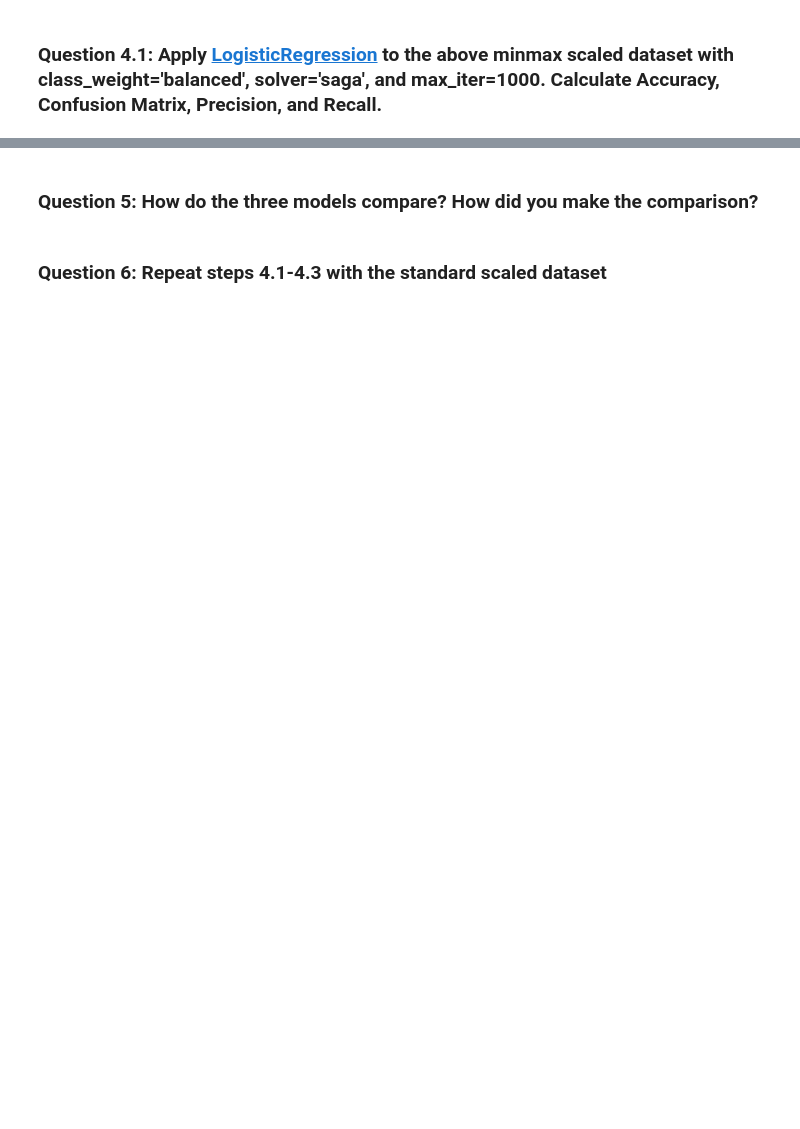
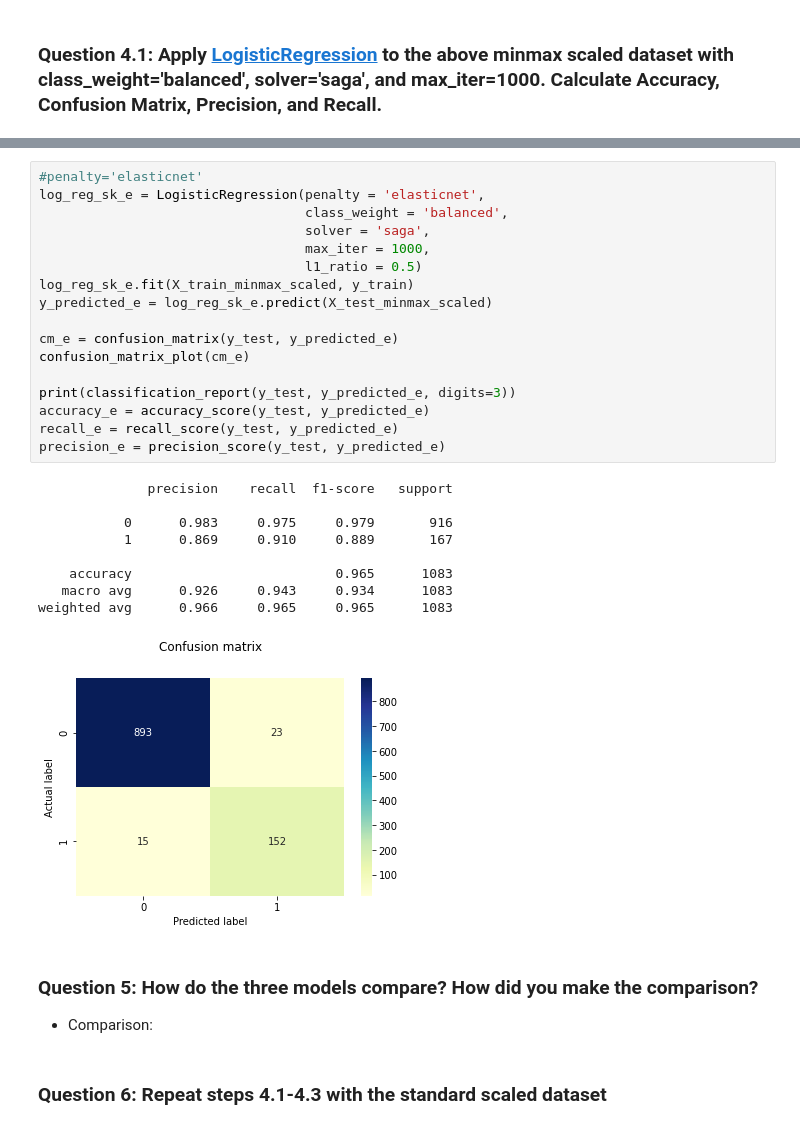
Before and after one commit to rodolfolermacontreras/ML_1_Assignment_4_Real, a Jupyter notebook: Mlearn510-Lesson04-Rodolfo_Lerma.ipynb, the cells around one changed output, grey strips where cells are left out. Saved outputs shown, nothing was run; the diff lists cells and outputs as text; blank space fills up the shorter version.

```diff
--- a/Mlearn510-Lesson04-Rodolfo_Lerma.ipynb
+++ b/Mlearn510-Lesson04-Rodolfo_Lerma.ipynb
@@ -292,4 +349,33 @@ from sklearn.metrics import confusion_matrix
+# %%
+#penalty='elasticnet'
+log_reg_sk_e = LogisticRegression(penalty = 'elasticnet',
+                                  class_weight = 'balanced',
+                                  solver = 'saga',
+                                  max_iter = 1000,
+                                  l1_ratio = 0.5)
+log_reg_sk_e.fit(X_train_minmax_scaled, y_train)
+y_predicted_e = log_reg_sk_e.predict(X_test_minmax_scaled)
+
+cm_e = confusion_matrix(y_test, y_predicted_e)
+confusion_matrix_plot(cm_e)
+
+print(classification_report(y_test, y_predicted_e, digits=3))
+accuracy_e = accuracy_score(y_test, y_predicted_e)
+recall_e = recall_score(y_test, y_predicted_e)
+precision_e = precision_score(y_test, y_predicted_e)
+# %% [output]
+              precision    recall  f1-score   support
+
+           0      0.983     0.975     0.979       916
+           1      0.869     0.910     0.889       167
+
+    accuracy                          0.965      1083
+   macro avg      0.926     0.943     0.934      1083
+weighted avg      0.966     0.965     0.965      1083
+[figure, added]
 # %% [markdown]
 ### Question 5: How do the three models compare? How did you make the comparison?
+
+- Comparison:
 # %% [markdown]
 ### Question 6: Repeat steps 4.1-4.3 with the standard scaled dataset
```
Also changed, not shown: parts of 16 cells of this notebook.
